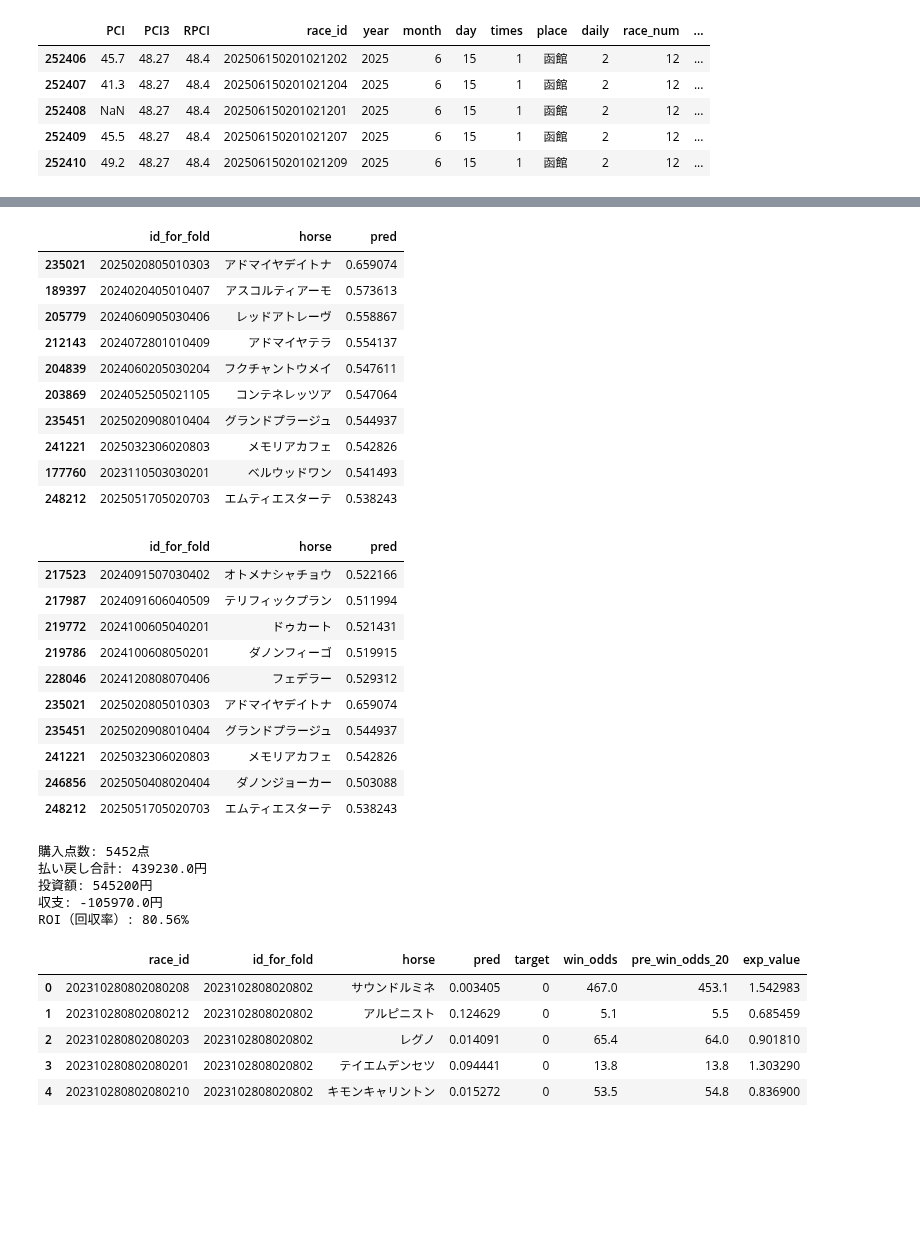
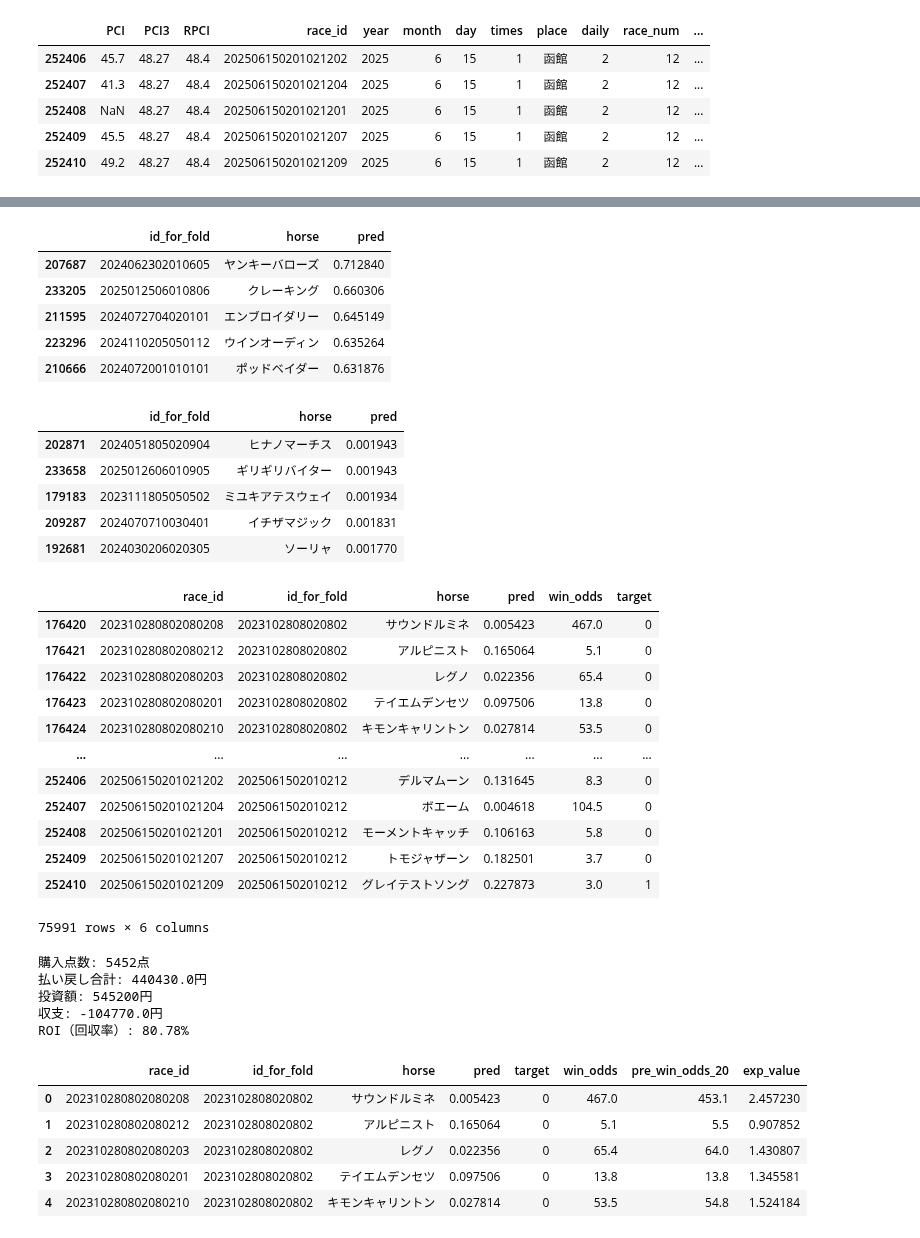
Before and after one commit to NaganagaKen/HORSE_RACING, a Jupyter notebook: Notebook/JV_eda.ipynb, the cells around one changed output, grey strips where cells are left out. Saved outputs shown, nothing was run; the diff lists cells and outputs as text; code cells hidden in the pictures; blank space fills up the shorter version.

```diff
--- a/Notebook/JV_eda.ipynb
+++ b/Notebook/JV_eda.ipynb
@@ -55,5 +55,5 @@ calculating trueskill of jockey is processing
 | 252410 | 49.2 | 48.27 | 48.4 | 202506150201021209 | 2025 | 6 | 15 | 1 | 函館 | 2 | 12 | ... |
 # %%
 memo = "add pre_win_odds, reduce features more. n_rials=50."
-model, df_pred = model_tuner.simple_lightGBM(df4, feature_col2, memo=memo, n_trials=50, save_result=False, visualization=True)
+model, df_pred = model_tuner.simple_lightGBM(df4, feature_col2, memo=memo, n_trials=3, save_result=False, visualization=True)
 # %% [output]
@@ -98,32 +80,38 @@ See the caveats in the documentation: https://pandas.pydata.org/pandas-docs/stab
 # %%
-tmp =  df_pred[df_pred["class_pred"] == 1][["id_for_fold", "horse", "pred"]].sort_values("pred", ascending=False)
-tmp.head(10)
+tmp =  df_pred[["id_for_fold", "horse", "pred"]].sort_values("pred", ascending=False)
+tmp.head(5)
 # %% [output]
 |  | id_for_fold | horse | pred |
-| 235021 | 2025020805010303 | アドマイヤデイトナ | 0.659074 |
-| 189397 | 2024020405010407 | アスコルティアーモ | 0.573613 |
-| 205779 | 2024060905030406 | レッドアトレーヴ | 0.558867 |
-| 212143 | 2024072801010409 | アドマイヤテラ | 0.554137 |
-| 204839 | 2024060205030204 | フクチャントウメイ | 0.547611 |
-| 203869 | 2024052505021105 | コンテネレッツア | 0.547064 |
-| 235451 | 2025020908010404 | グランドプラージュ | 0.544937 |
-| 241221 | 2025032306020803 | メモリアカフェ | 0.542826 |
-| 177760 | 2023110503030201 | ベルウッドワン | 0.541493 |
-| 248212 | 2025051705020703 | エムティエスターテ | 0.538243 |
+| 207687 | 2024062302010605 | ヤンキーバローズ | 0.712840 |
+| 233205 | 2025012506010806 | クレーキング | 0.660306 |
+| 211595 | 2024072704020101 | エンブロイダリー | 0.645149 |
+| 223296 | 2024110205050112 | ウインオーディン | 0.635264 |
+| 210666 | 2024072001010101 | ポッドベイダー | 0.631876 |
 # %%
-df_pred[df_pred["class_pred"] == 1][["id_for_fold", "horse", "pred"]].tail(10)
+df_pred[["id_for_fold", "horse", "pred"]].sort_values("pred", ascending=False).tail()
 # %% [output]
 |  | id_for_fold | horse | pred |
-| 217523 | 2024091507030402 | オトメナシャチョウ | 0.522166 |
-| 217987 | 2024091606040509 | テリフィックプラン | 0.511994 |
-| 219772 | 2024100605040201 | ドゥカート | 0.521431 |
-| 219786 | 2024100608050201 | ダノンフィーゴ | 0.519915 |
-| 228046 | 2024120808070406 | フェデラー | 0.529312 |
-| 235021 | 2025020805010303 | アドマイヤデイトナ | 0.659074 |
-| 235451 | 2025020908010404 | グランドプラージュ | 0.544937 |
-| 241221 | 2025032306020803 | メモリアカフェ | 0.542826 |
-| 246856 | 2025050408020404 | ダノンジョーカー | 0.503088 |
-| 248212 | 2025051705020703 | エムティエスターテ | 0.538243 |
+| 202871 | 2024051805020904 | ヒナノマーチス | 0.001943 |
+| 233658 | 2025012606010905 | ギリギリバイター | 0.001943 |
+| 179183 | 2023111805050502 | ミユキアテスウェイ | 0.001934 |
+| 209287 | 2024070710030401 | イチザマジック | 0.001831 |
+| 192681 | 2024030206020305 | ソーリャ | 0.001770 |
+# %%
+df_pred[["race_id", "id_for_fold", "horse", "pred", "win_odds", "target"]]
+# %% [output]
+|  | race_id | id_for_fold | horse | pred | win_odds | target |
+| 176420 | 202310280802080208 | 2023102808020802 | サウンドルミネ | 0.005423 | 467.0 | 0 |
+| 176421 | 202310280802080212 | 2023102808020802 | アルピニスト | 0.165064 | 5.1 | 0 |
+| 176422 | 202310280802080203 | 2023102808020802 | レグノ | 0.022356 | 65.4 | 0 |
+| 176423 | 202310280802080201 | 2023102808020802 | テイエムデンセツ | 0.097506 | 13.8 | 0 |
+| 176424 | 202310280802080210 | 2023102808020802 | キモンキャリントン | 0.027814 | 53.5 | 0 |
+| ... | ... | ... | ... | ... | ... | ... |
+| 252406 | 202506150201021202 | 2025061502010212 | デルマムーン | 0.131645 | 8.3 | 0 |
+| 252407 | 202506150201021204 | 2025061502010212 | ボエーム | 0.004618 | 104.5 | 0 |
+| 252408 | 202506150201021201 | 2025061502010212 | モーメントキャッチ | 0.106163 | 5.8 | 0 |
+| 252409 | 202506150201021207 | 2025061502010212 | トモジャザーン | 0.182501 | 3.7 | 0 |
+| 252410 | 202506150201021209 | 2025061502010212 | グレイテストソング | 0.227873 | 3.0 | 1 |
+75991 rows × 6 columns
 # %%
 # 各レースで、一番確率が高い単勝のみ購入した場合の勝ち額
 def calc_max_pred_strategy(pred_df):
@@ -148,10 +136,10 @@ def calc_max_pred_strategy(pred_df):
 calc_max_pred_strategy(df_pred)
 # %% [output]
 購入点数: 5452点
-払い戻し合計: 439230.0円
+払い戻し合計: 440430.0円
 投資額: 545200円
-収支: -105970.0円
-ROI（回収率）: 80.56%
+収支: -104770.0円
+ROI（回収率）: 80.78%
 # %%
 tmp = df_pred[["race_id", "id_for_fold", "horse", "pred", "target", "win_odds"]]
 pre_win_odds = odds_df[["race_id", "pre_win_odds_20"]]
@@ -160,11 +148,11 @@ tmp["exp_value"] = tmp["pred"] * tmp["pre_win_odds_20"]
 tmp.head()
 # %% [output]
 |  | race_id | id_for_fold | horse | pred | target | win_odds | pre_win_odds_20 | exp_value |
-| 0 | 202310280802080208 | 2023102808020802 | サウンドルミネ | 0.003405 | 0 | 467.0 | 453.1 | 1.542983 |
-| 1 | 202310280802080212 | 2023102808020802 | アルピニスト | 0.124629 | 0 | 5.1 | 5.5 | 0.685459 |
-| 2 | 202310280802080203 | 2023102808020802 | レグノ | 0.014091 | 0 | 65.4 | 64.0 | 0.901810 |
-| 3 | 202310280802080201 | 2023102808020802 | テイエムデンセツ | 0.094441 | 0 | 13.8 | 13.8 | 1.303290 |
-| 4 | 202310280802080210 | 2023102808020802 | キモンキャリントン | 0.015272 | 0 | 53.5 | 54.8 | 0.836900 |
+| 0 | 202310280802080208 | 2023102808020802 | サウンドルミネ | 0.005423 | 0 | 467.0 | 453.1 | 2.457230 |
+| 1 | 202310280802080212 | 2023102808020802 | アルピニスト | 0.165064 | 0 | 5.1 | 5.5 | 0.907852 |
+| 2 | 202310280802080203 | 2023102808020802 | レグノ | 0.022356 | 0 | 65.4 | 64.0 | 1.430807 |
+| 3 | 202310280802080201 | 2023102808020802 | テイエムデンセツ | 0.097506 | 0 | 13.8 | 13.8 | 1.345581 |
+| 4 | 202310280802080210 | 2023102808020802 | キモンキャリントン | 0.027814 | 0 | 53.5 | 54.8 | 1.524184 |
 # %%
 def calc_max_exp_value_strategy(df):
     df["max_exp"] = df.groupby("id_for_fold", observed=True)["exp_value"].transform("max")
```
Also changed, not shown: parts of 5 cells of this notebook, 2 other files.
